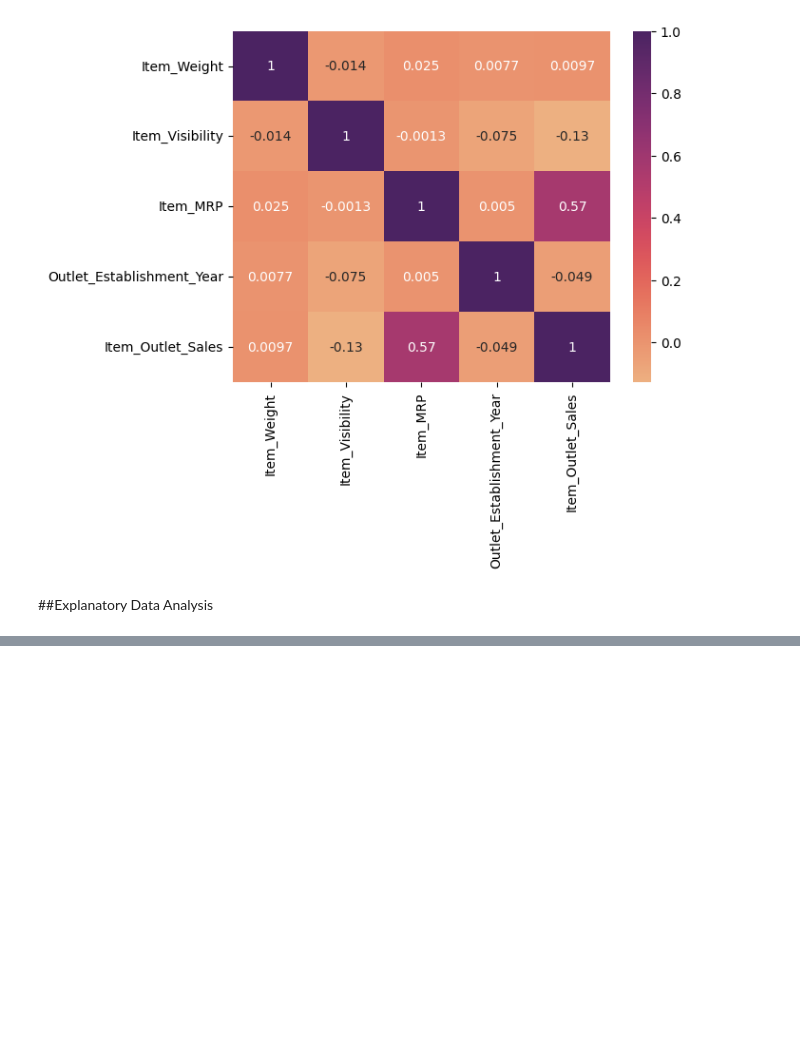
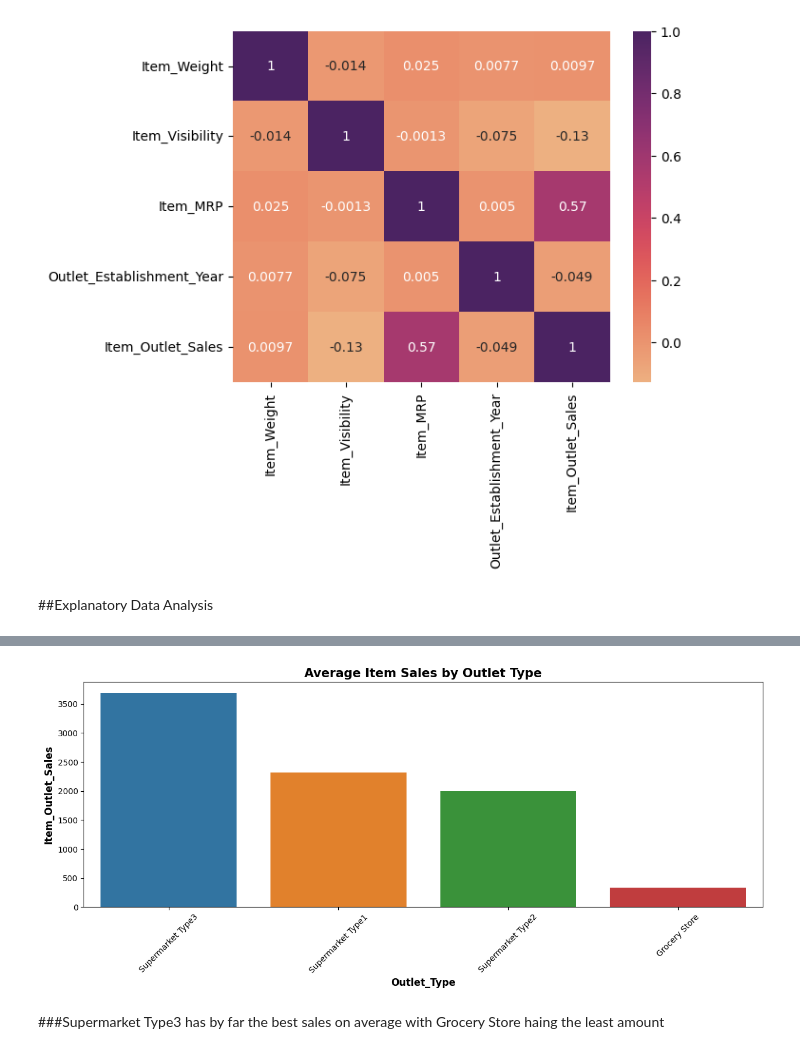
Before and after one commit to GregoryL12/Prediction-of-Product-Sales, a Jupyter notebook: Prediction_of_Product_Sales.ipynb, the cells around one changed output, grey strips where cells are left out. Saved outputs shown, nothing was run; the diff lists cells and outputs as text; code cells hidden in the pictures; blank space fills up the shorter version.

```diff
--- a/Prediction_of_Product_Sales.ipynb
+++ b/Prediction_of_Product_Sales.ipynb
@@ -224,0 +316,12 @@ sns.heatmap(corr, cmap = 'flare', annot = True);
+# %%
+fig, ax = plt.subplots(figsize=(15,5))
+
+ax = sns.barplot(data=df,x='Outlet_Type', y = 'Item_Outlet_Sales', order = out_sales.index, ci = None)
+plt.xticks(rotation = 45)
+ax.set_title('Average Item Sales by Outlet Type', fontsize = 15, fontweight = 'bold');
+ax.set_xlabel('Outlet_Type', fontsize = 12, fontweight = 'bold')
+ax.set_ylabel('Item_Outlet_Sales', fontsize = 12, fontweight = 'bold');
+# %% [output]
+[figure, added]
+# %% [markdown]
+###Supermarket Type3 has by far the best sales on average with Grocery Store haing the least amount
```
Also changed, not shown: parts of 10 cells of this notebook.
